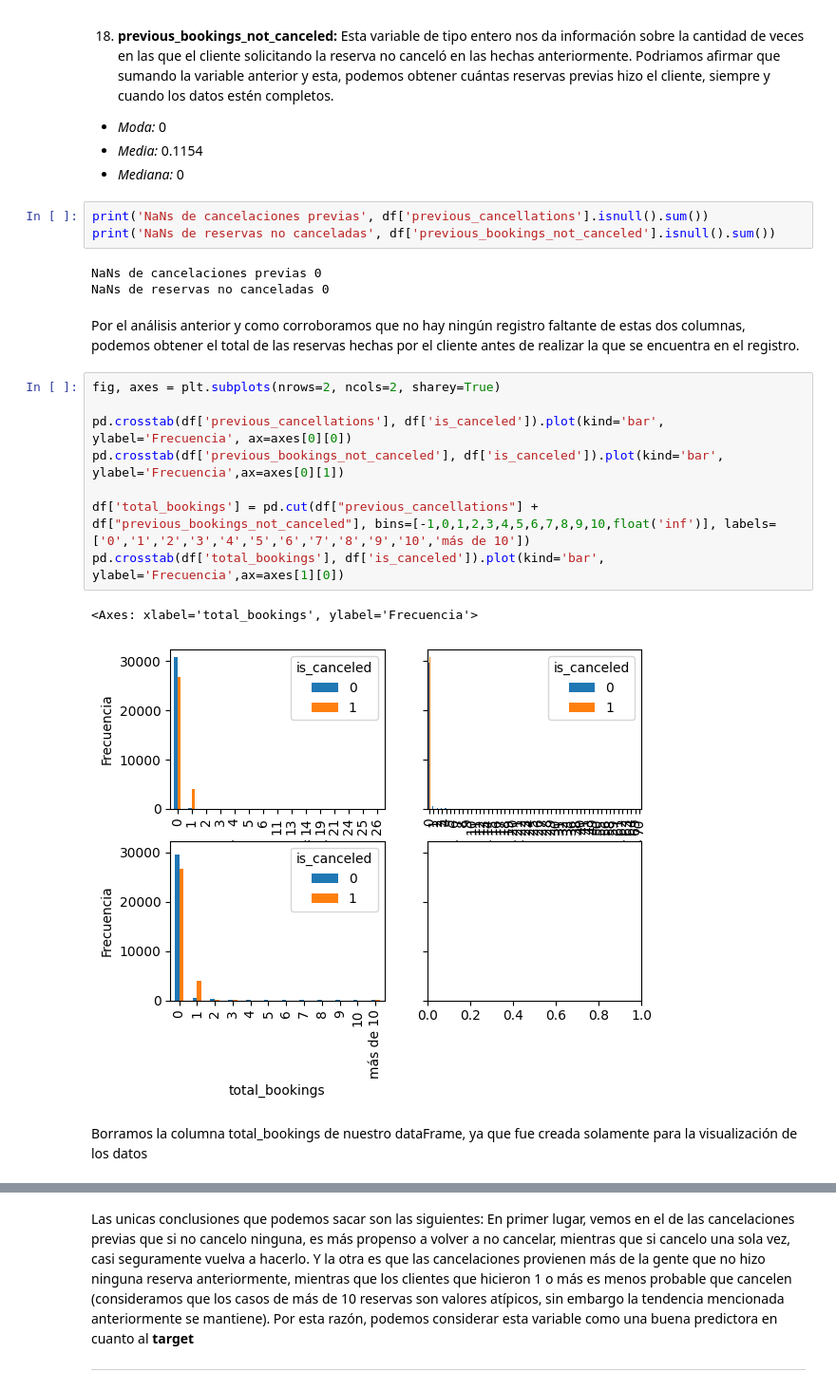
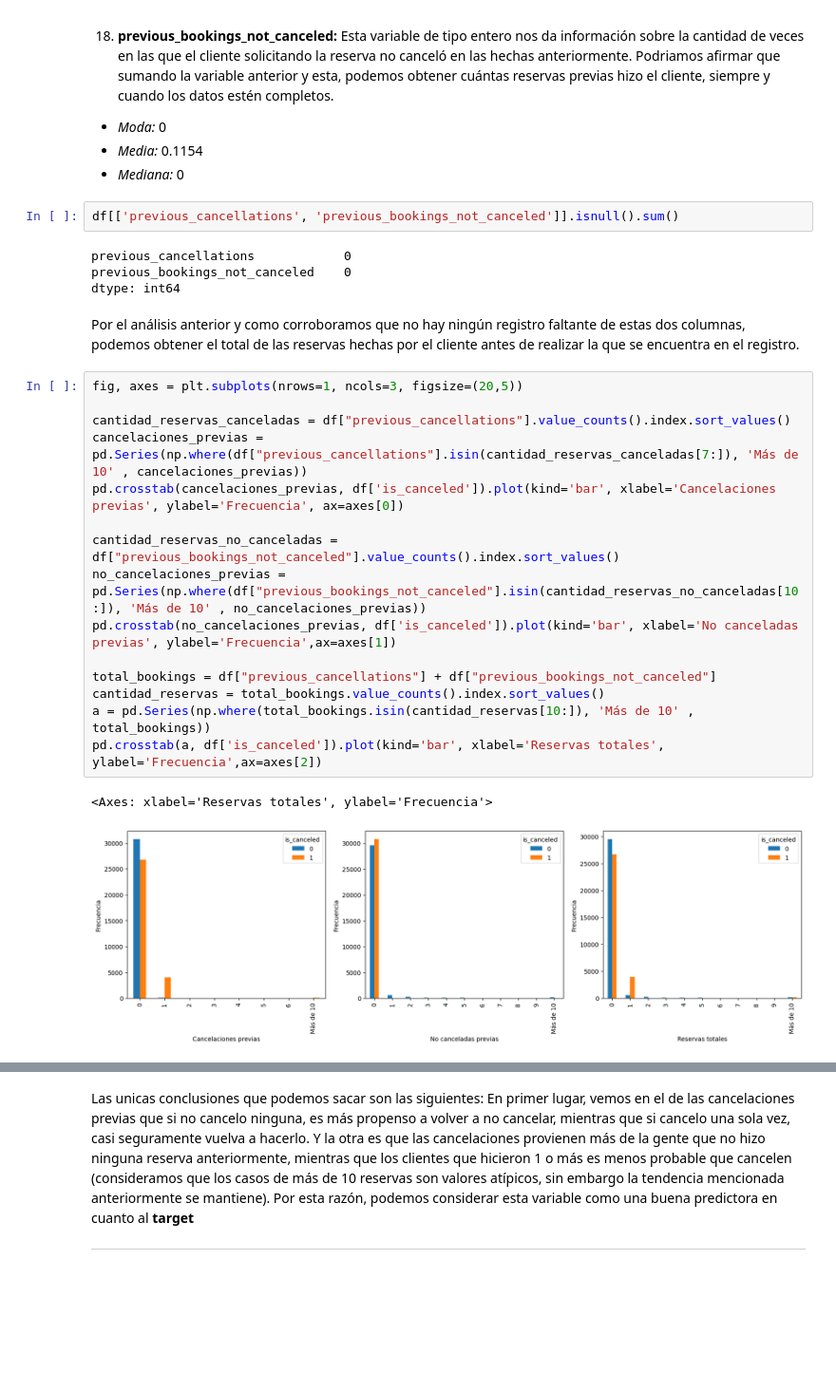
Before and after one commit to LuchoLorenzo1/7506R-1C2023-GRUPO19, a Jupyter notebook: checkpoint1/7506R_TP1_GRUPO19_CH1_ENTREGA.ipynb, the cells around one changed output, grey strips where cells are left out. Shown at 95% size. Cells and saved outputs as stored; diff of their text form; blank space fills up the shorter version.

```diff
--- a/checkpoint1/7506R_TP1_GRUPO19_CH1_ENTREGA.ipynb
+++ b/checkpoint1/7506R_TP1_GRUPO19_CH1_ENTREGA.ipynb
@@ -450,23 +511,28 @@ Notamos que si el cliente está reservando por primera vez, puede cancelar o no,
   - *Media:* 0.1154
   - *Mediana:* 0
 # %%
-print('NaNs de cancelaciones previas', df['previous_cancellations'].isnull().sum())
-print('NaNs de reservas no canceladas', df['previous_bookings_not_canceled'].isnull().sum())
+df[['previous_cancellations', 'previous_bookings_not_canceled']].isnull().sum()
 # %% [output]
-NaNs de cancelaciones previas 0
-NaNs de reservas no canceladas 0
+previous_cancellations            0
+previous_bookings_not_canceled    0
+dtype: int64
 # %% [markdown]
 Por el análisis anterior y como corroboramos que no hay ningún registro faltante de estas dos columnas, podemos obtener el total de las reservas hechas por el cliente antes de realizar la que se encuentra en el registro.
 # %%
-fig, axes = plt.subplots(nrows=2, ncols=2, sharey=True)
+fig, axes = plt.subplots(nrows=1, ncols=3, figsize=(20,5))
 
-pd.crosstab(df['previous_cancellations'], df['is_canceled']).plot(kind='bar', ylabel='Frecuencia', ax=axes[0][0])
-pd.crosstab(df['previous_bookings_not_canceled'], df['is_canceled']).plot(kind='bar', ylabel='Frecuencia',ax=axes[0][1])
+cantidad_reservas_canceladas = df["previous_cancellations"].value_counts().index.sort_values()
+cancelaciones_previas = pd.Series(np.where(df["previous_cancellations"].isin(cantidad_reservas_canceladas[7:]), 'Más de 10' , cancelaciones_previas))
+pd.crosstab(cancelaciones_previas, df['is_canceled']).plot(kind='bar', xlabel='Cancelaciones previas', ylabel='Frecuencia', ax=axes[0])
 
-df['total_bookings'] = pd.cut(df["previous_cancellations"] + df["previous_bookings_not_canceled"], bins=[-1,0,1,2,3,4,5,6,7,8,9,10,float('inf')], labels=['0','1','2','3','4','5','6','7','8','9','10','más de 10'])
-pd.crosstab(df['total_bookings'], df['is_canceled']).plot(kind='bar', ylabel='Frecuencia',ax=axes[1][0])
+cantidad_reservas_no_canceladas = df["previous_bookings_not_canceled"].value_counts().index.sort_values()
+no_cancelaciones_previas = pd.Series(np.where(df["previous_bookings_not_canceled"].isin(cantidad_reservas_no_canceladas[10:]), 'Más de 10' , no_cancelaciones_previas))
+pd.crosstab(no_cancelaciones_previas, df['is_canceled']).plot(kind='bar', xlabel='No canceladas previas', ylabel='Frecuencia',ax=axes[1])
+
+total_bookings = df["previous_cancellations"] + df["previous_bookings_not_canceled"]
+cantidad_reservas = total_bookings.value_counts().index.sort_values()
+a = pd.Series(np.where(total_bookings.isin(cantidad_reservas[10:]), 'Más de 10' , total_bookings))
+pd.crosstab(a, df['is_canceled']).plot(kind='bar', xlabel='Reservas totales', ylabel='Frecuencia',ax=axes[2])
 # %% [output]
-<Axes: xlabel='total_bookings', ylabel='Frecuencia'>
+<Axes: xlabel='Reservas totales', ylabel='Frecuencia'>
-[figure, old version]
+[figure, new version]
-# %% [markdown]
-Borramos la columna total_bookings de nuestro dataFrame, ya que fue creada solamente para la visualización de los datos
```
Also changed, not shown: parts of 50 cells of this notebook, 2 other files.
